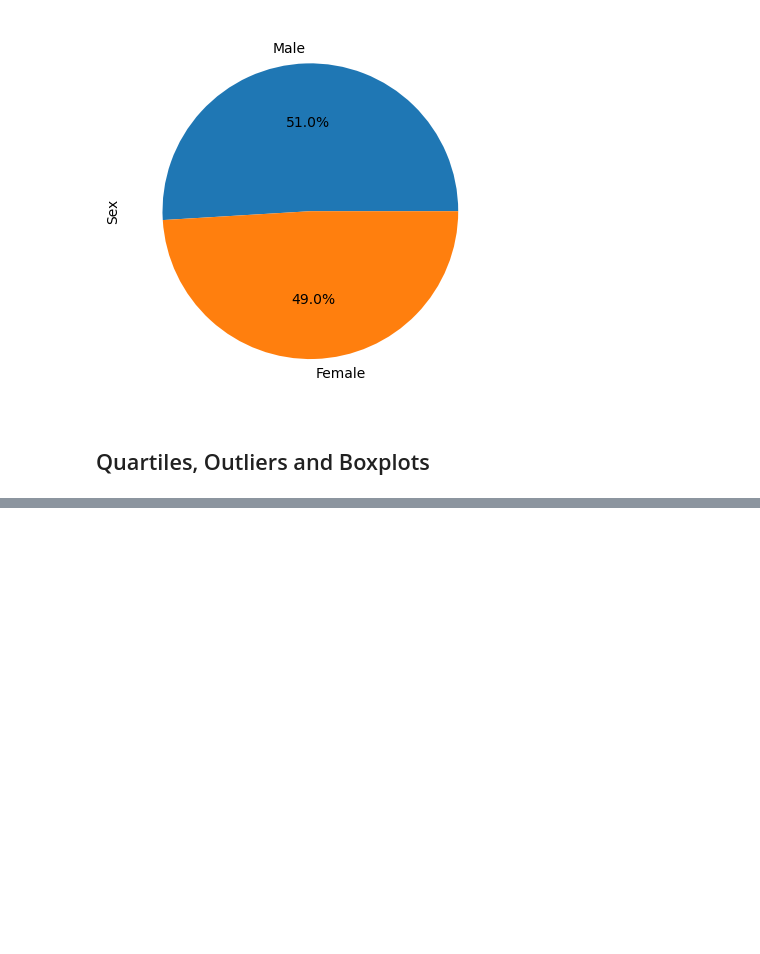
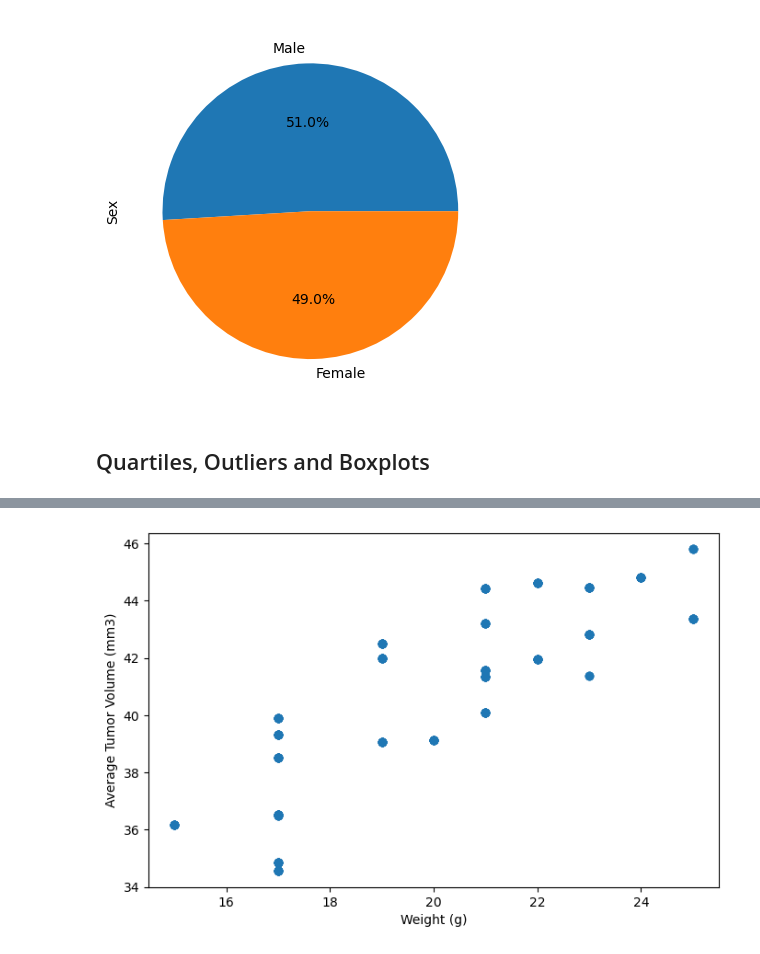
Before and after one commit to brnkath/matplotlib-challenge, a Jupyter notebook: Pymaceuticals/pymaceuticals_analysis.ipynb, the cells around one changed output, grey strips where cells are left out. Cells and saved outputs as stored; diff of their text form; code cells hidden in the pictures; blank space fills up the shorter version.

```diff
--- a/Pymaceuticals/pymaceuticals_analysis.ipynb
+++ b/Pymaceuticals/pymaceuticals_analysis.ipynb
@@ -208,0 +294,19 @@ tumor_volume = []
+# %%
+# Generating a scatter plot of mouse weight vs. the average observed tumor volume for the entire Capomulin regimen
+capomulin_data = combined_study_data[combined_study_data["Drug Regimen"] == "Capomulin"]
+
+# Calculate the average observed tumor volume for each mouse in the Capomulin regimen
+average_tumor_volume = capomulin_data.groupby("Mouse ID")["Tumor Volume (mm3)"].mean()
+
+# Merge the average tumor volume data with the original data to get the mouse weight
+merged_data = pd.merge(capomulin_data, average_tumor_volume, on="Mouse ID")
+merged_data = merged_data.rename(columns={"Tumor Volume (mm3)_y": "Average Tumor Volume (mm3)"})
+
+# Create the scatter plot
+plt.figure(figsize=(8, 5))
+plt.scatter(merged_data["Weight (g)"], merged_data["Average Tumor Volume (mm3)"])
+plt.xlabel("Weight (g)")
+plt.ylabel("Average Tumor Volume (mm3)")
+plt.show()
+# %% [output]
+[figure, added]
```
Also changed, not shown: parts of 10 cells of this notebook, 1 other file.
